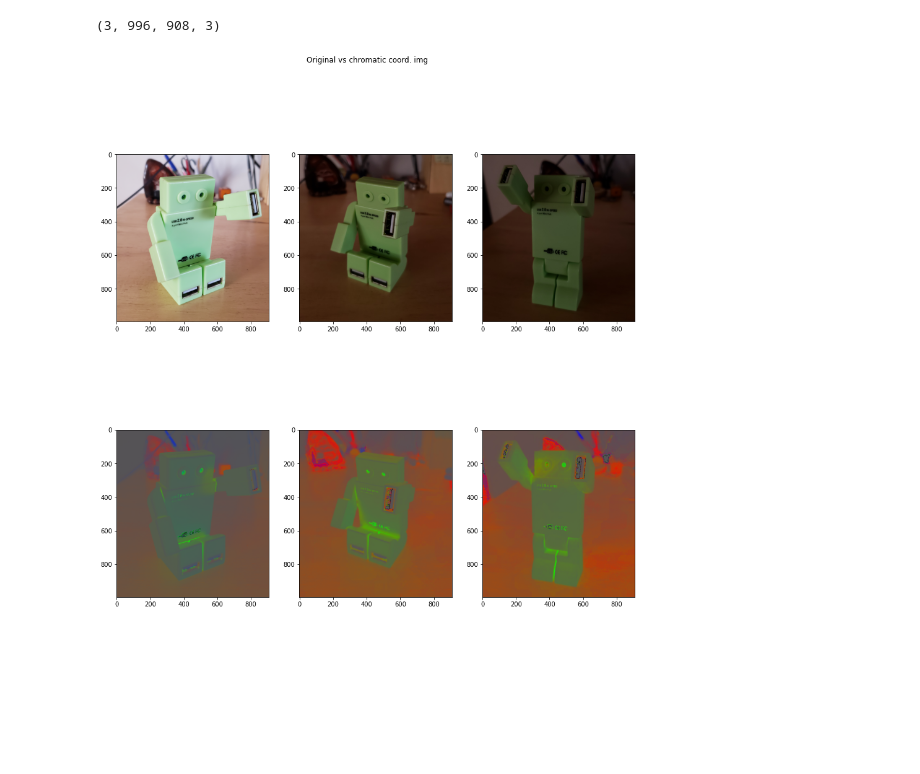
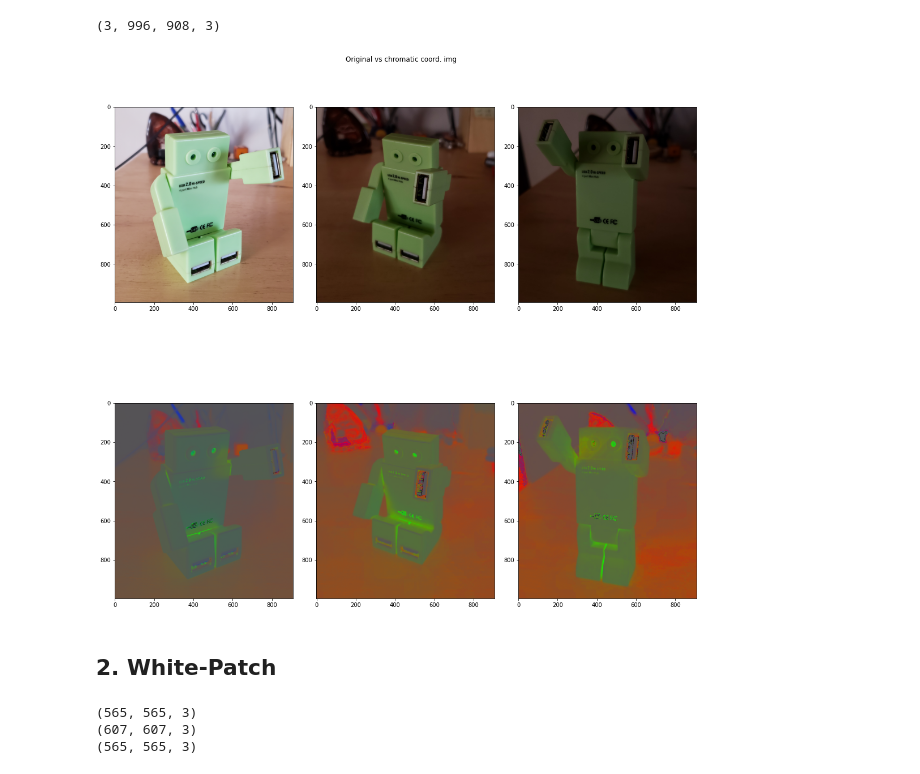
Before and after one commit to AriSalassa/vision-por-computadora, a Jupyter notebook: TP1/main.ipynb, the cells around one changed output. Saved outputs shown, nothing was run; the diff lists cells and outputs as text; code cells hidden in the pictures; blank space fills up the shorter version.

```diff
--- a/TP1/main.ipynb
+++ b/TP1/main.ipynb
@@ -63,12 +63,13 @@ for i, img in enumerate(img_array):
 # %%
 fig, axs = plt.subplots(2, len(img_array), figsize=(15,15))
 fig.suptitle('Original vs chromatic coord. img')
-
+fig.tight_layout()
 for i, img in enumerate(img_array):
     axs[0, i].imshow(img)
     axs[1, i].imshow(img_cc_array[i])
 
-
 fig.show()
 # %% [output]
-[figure, old version]
+[figure, new version]
+# %% [markdown]
+## 2. White-Patch
@@ -74,0 +100,8 @@ fig.show()
+# %%
+print(img_wp_1.shape)
+print(img_wp_2.shape)
+print(img_wp_3.shape)
+# %% [output]
+(565, 565, 3)
+(607, 607, 3)
+(565, 565, 3)
```
Also changed, not shown: parts of 10 cells of this notebook.
